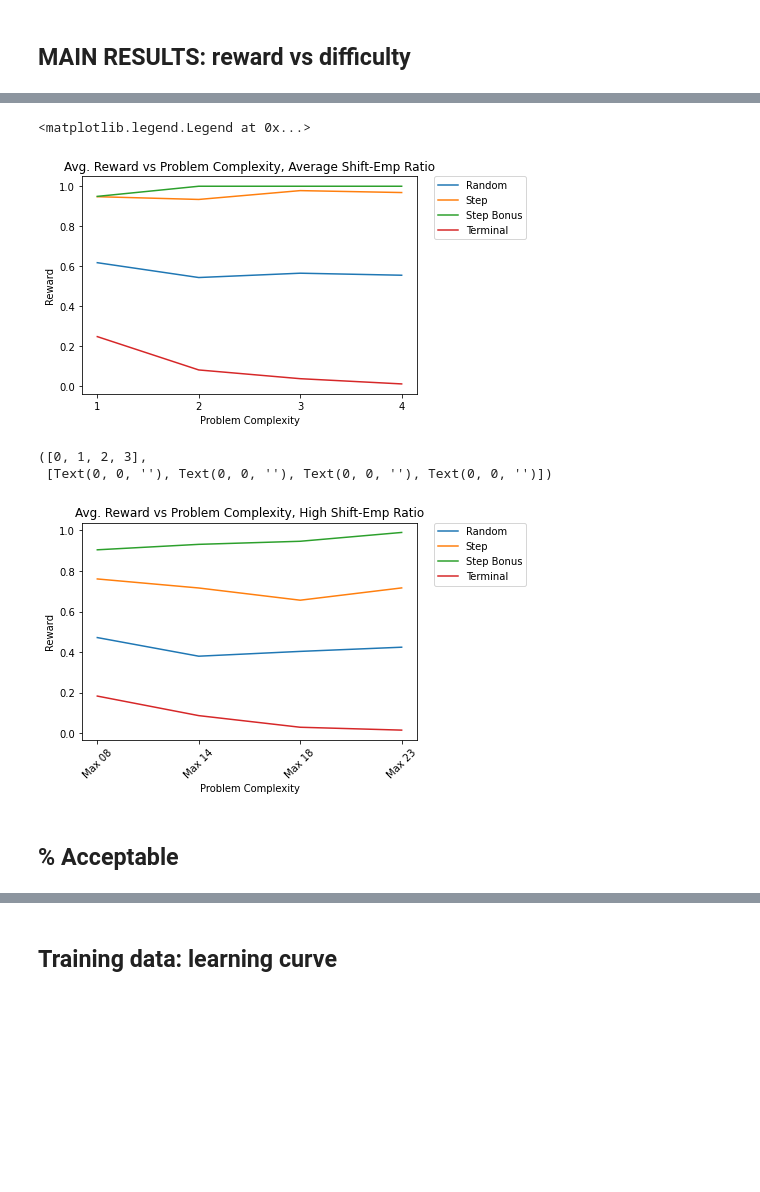
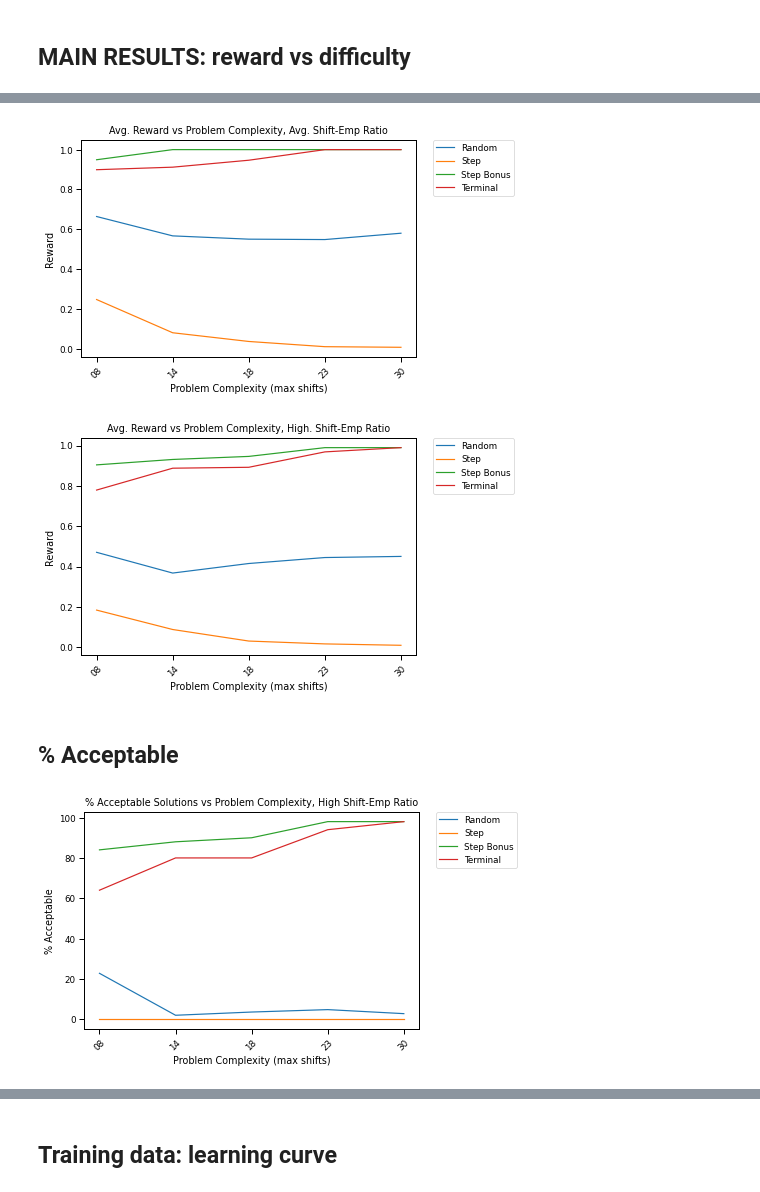
Before and after one commit to benplatten/UvA_MSc_Thesis, a Jupyter notebook: dev/reporting.ipynb, the cells around one changed output, grey strips where cells are left out. Drawn from its saved outputs; the diff is of its cells as text; code cells hidden in the pictures; blank space fills up the shorter version.

```diff
--- a/dev/reporting.ipynb
+++ b/dev/reporting.ipynb
@@ -7,3 +9,5 @@ import glob
+# %%
+sns.set_context("paper")
 # %%
 # save viz template
 title=
@@ -88,13 +160,17 @@ data = data[data['ratio']=='mixed']
 ARvPC_data = AverageRewardvsProblemComplexityData(data)
 #ARvPC_data.head()
 # %%
-title = 'Avg. Reward vs Problem Complexity, Average Shift-Emp Ratio'
+name = 'reward_vs_complexity_average'
+title = 'Avg. Reward vs Problem Complexity, Avg. Shift-Emp Ratio'
 
-sns.lineplot(x="Problem Complexity", y="Reward", hue="Reward Function", data=ARvPC_data).set_title(title)
+plot = sns.lineplot(x="Problem Complexity (max shifts)", y="Reward", hue="Reward Function", data=ARvPC_data,sort=False).set_title(title)
 plt.legend(bbox_to_anchor=(1.05, 1), loc=2, borderaxespad=0.)
+plt.xticks(rotation=45)
+
+fig = plot.get_figure()
+fig.savefig(f"{plots}{name}.png",bbox_inches='tight')
 # %% [output]
-<matplotlib.legend.Legend at 0x...>
-[figure, old version]
+[figure, new version]
 # %%
 data = pd.read_csv("test_data/test_data.csv")
 data['ratio'] = data['set'].apply(lambda x: x.split('_')[3])
@@ -116,27 +192,30 @@ conditions = [
             data['set'] == 'shifts_medium_ratio_above',
             data['set'] == 'shifts_hard_ratio_above',
             data['set'] == 'shifts_extrahard_ratio_above',
+            data['set'] == 'shifts_xxhard_ratio_above',
         ]
 #outputs = [1,2,3,4,5,6,7,8]
 #outputs = ['Max shifts 8, avg ratio','Max shifts 14, avg ratio', 'Max shifts 18, avg ratio', 'Max shifts 23, avg ratio', \
 #           'Max shifts 8, above avg ratio', 'Max shifts 14, above avg ratio', 'Max shifts 18, above avg ratio',  'Max shifts 23, above avg ratio']
-outputs = ['Max 08', 'Max 14','Max 18','Max 23']
+outputs = ['08',14,18,23,30]
 X = np.select(conditions, outputs, 'Other')
-data['Problem Complexity'] = X
+data['Problem Complexity (max shifts)'] = X
 
-hmm = data.groupby(['Reward Function','Problem Complexity']).agg({
+chart_data2 = data.groupby(['Reward Function','Problem Complexity (max shifts)']).agg({
                                     'Reward':'mean'
                                     }).reset_index()
 # %%
-title = 'Avg. Reward vs Problem Complexity, High Shift-Emp Ratio'
+name = 'reward_vs_complexity_high'
+title = 'Avg. Reward vs Problem Complexity, High. Shift-Emp Ratio'
 
-sns.lineplot(x="Problem Complexity", y="Reward", hue="Reward Function", data=hmm).set_title(title)
+plot = sns.lineplot(x="Problem Complexity (max shifts)", y="Reward", hue="Reward Function", data=chart_data2,sort=False).set_title(title)
 plt.legend(bbox_to_anchor=(1.05, 1), loc=2, borderaxespad=0.)
 plt.xticks(rotation=45)
+
+fig = plot.get_figure()
+fig.savefig(f"{plots}{name}.png",bbox_inches='tight')
 # %% [output]
-([0, 1, 2, 3],
- [Text(0, 0, ''), Text(0, 0, ''), Text(0, 0, ''), Text(0, 0, '')])
-[figure, old version]
+[figure, new version]
 # %% [markdown]
 ## % Acceptable
 # %%
@@ -143,0 +261,13 @@ plt.xticks(rotation=45)
+# %%
+name = 'acceptable_vs_complexity_high'
+title = '% Acceptable Solutions vs Problem Complexity, High Shift-Emp Ratio'
+
+
+plot = sns.lineplot(x="Problem Complexity (max shifts)", y="% Acceptable", hue="Reward Function", data=chart_data3,sort=False).set_title(title)
+plt.legend(bbox_to_anchor=(1.05, 1), loc=2, borderaxespad=0.)
+plt.xticks(rotation=45)
+
+fig = plot.get_figure()
+fig.savefig(f"{plots}{name}.png",bbox_inches='tight')
+# %% [output]
+[figure, added]
```
Also changed, not shown: parts of 28 cells of this notebook, 25 other files.
